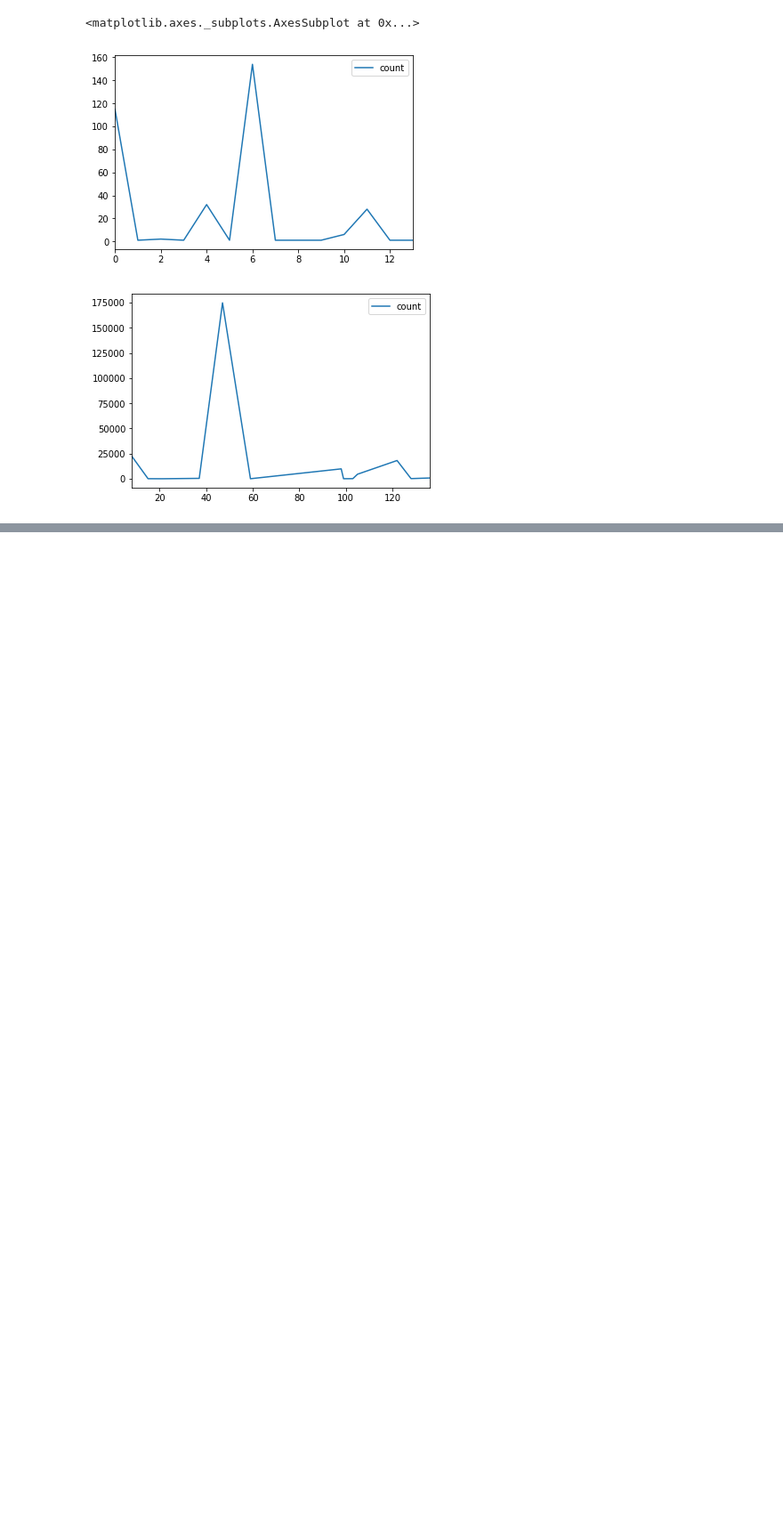
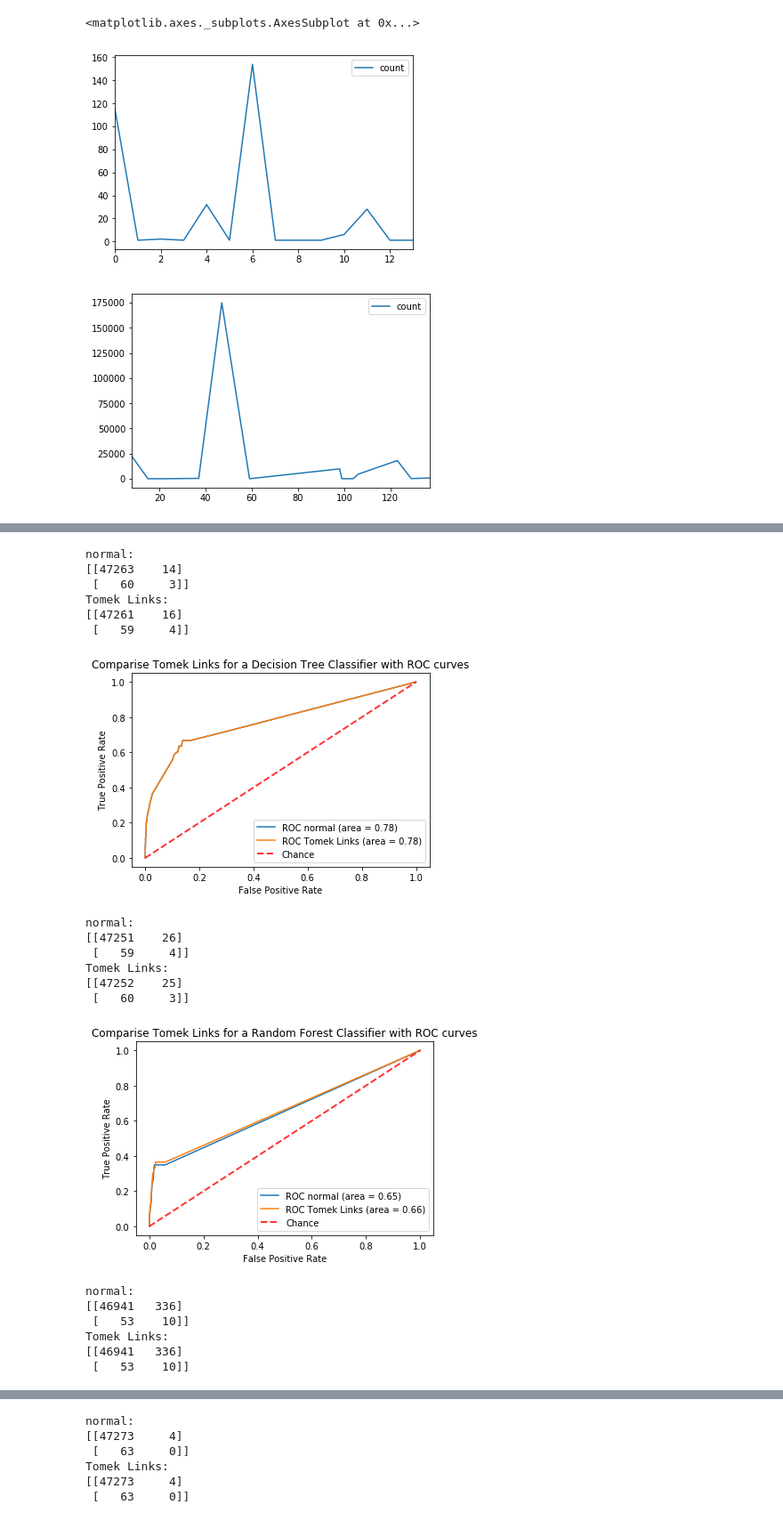
Before and after one commit to R-Graafmans/CDA_CS4035, a Jupyter notebook: Week 1 - Credit Card Fraud/main.ipynb, the cells around one changed output, grey strips where cells are left out. Shown at 89% size. Drawn from its saved outputs; the diff is of its cells as text; code cells hidden in the pictures; blank space fills up the shorter version.

```diff
--- a/Week 1 - Credit Card Fraud/main.ipynb
+++ b/Week 1 - Credit Card Fraud/main.ipynb
@@ -147,0 +283,24 @@ Average amount in USD for the benign cases: 87.06378282258909
+# %%
+tl = TomekLinks(ratio='majority')
+try_sampling(tl, 'Tomek Links')
+# %% [output]
+normal:
+[[47263    14]
+ [   60     3]]
+Tomek Links:
+[[47261    16]
+ [   59     4]]
+[figure, added]
+normal:
+[[47251    26]
+ [   59     4]]
+Tomek Links:
+[[47252    25]
+ [   60     3]]
+[figure, added]
+normal:
+[[46941   336]
+ [   53    10]]
+Tomek Links:
+[[46941   336]
+ [   53    10]]
@@ -147,0 +308,6 @@ Average amount in USD for the benign cases: 87.06378282258909
+normal:
+[[47273     4]
+ [   63     0]]
+Tomek Links:
+[[47273     4]
+ [   63     0]]
```
Also changed, not shown: parts of 14 cells of this notebook.
